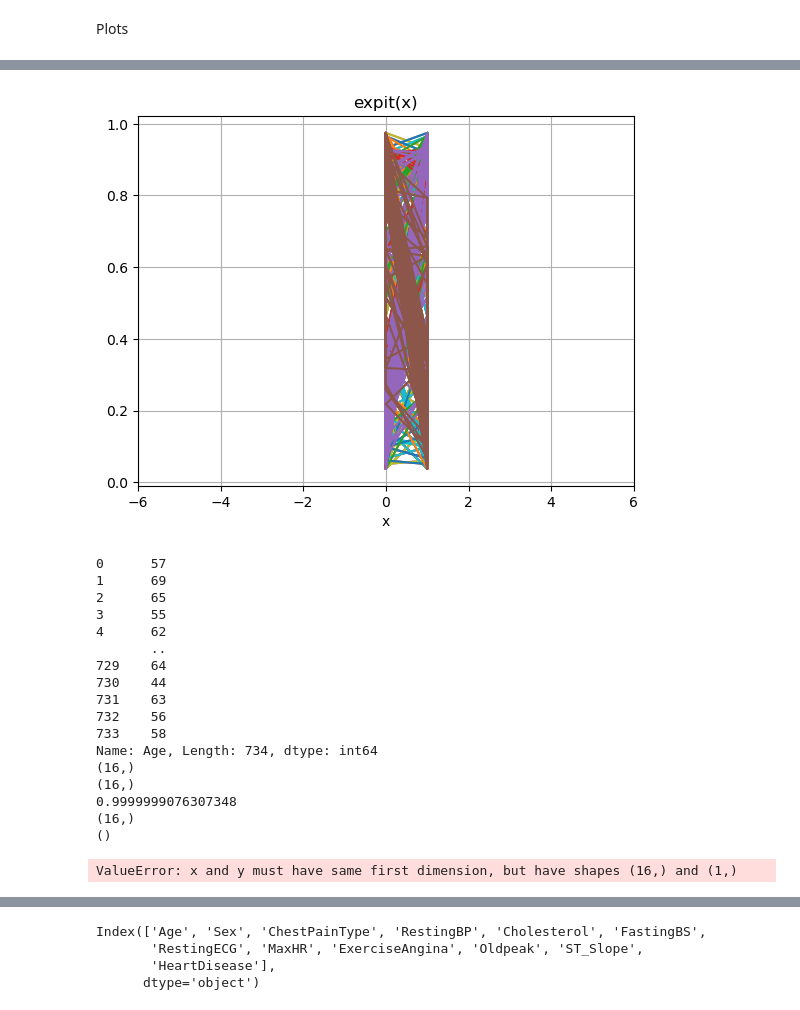
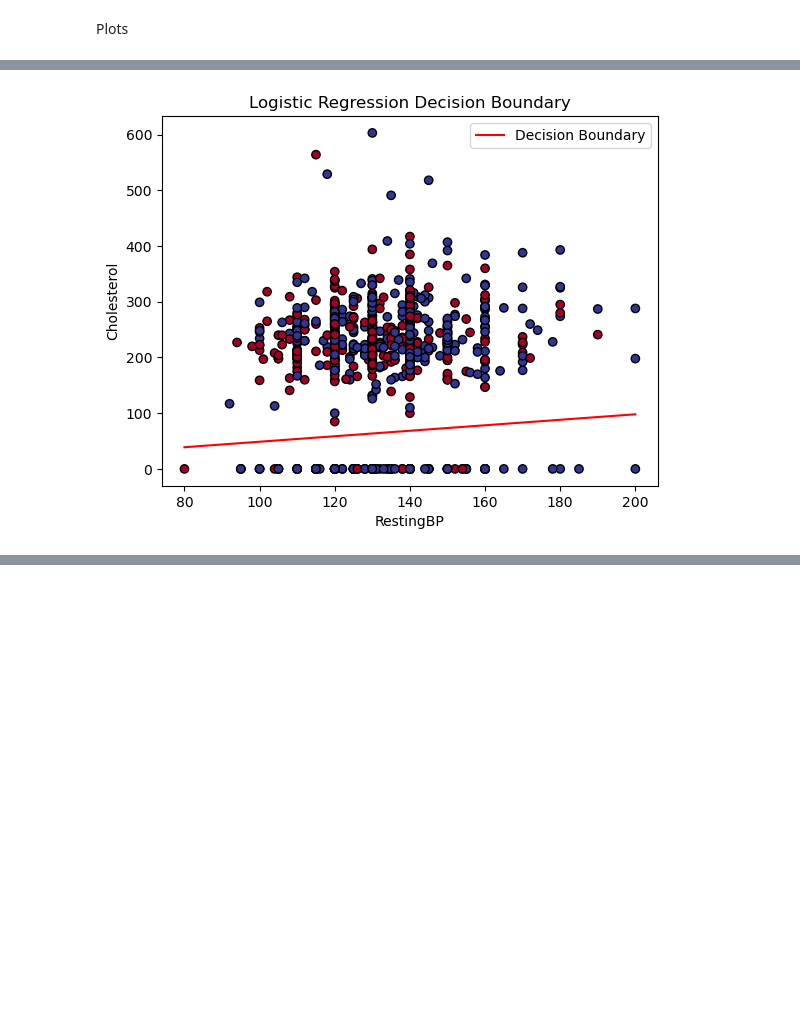
Before and after one commit to affan210/ml-algo, a Jupyter notebook: LogisticRegression.ipynb, the cells around one changed output, grey strips where cells are left out. Cells and saved outputs as stored; diff of their text form; code cells hidden in the pictures; blank space fills up the shorter version.

Commit message:
pipeline training fixed

```diff
--- a/LogisticRegression.ipynb
+++ b/LogisticRegression.ipynb
@@ -143,7 +325,6 @@ Name: HeartDisease, dtype: int64
 from sklearn.compose import ColumnTransformer
 from sklearn.pipeline import Pipeline
 from sklearn.preprocessing import OneHotEncoder
-from sklearn.ensemble import RandomForestClassifier
 
 categorical_features = encoding_df.columns.to_list()
 # Define your preprocessing steps
@@ -154,8 +335,6 @@ preprocessor = ColumnTransformer(transformers=[
                     ('onehot-transformer', categorical_transformer, categorical_features)])
 # Create the full pipeline with preprocessing and the model
 model = Pipeline(steps=[('data-preprocessor', preprocessor),
-                        ('model', LogisticRegression(learning_rate=0.1, num_iterations=500, tolerance=1e-4)
-                         )])
+                        ('model', LogisticRegression(learning_rate=0.1, num_iterations=5000,
+                                    tolerance=1e-5, cost_function="squared_error", evaluation_metric='f1_score')
+                         )])#, verbose=True)
-# %%
-print(X_train_df.shape, y_train_df.shape, sep="\n")
-model.fit(X_train_df, y_train_df)
@@ -181,0 +341,4 @@ Pipeline(steps=[('data-preprocessor',
+# %%
+X_val_df_transformed = model['data-preprocessor'].fit_transform(X_val_df)
+
+model.fit(X_train_df, y_train_df, model__X_val=X_val_df_transformed, model__y_val=y_val_df)
@@ -475,58 +674,27 @@ def sigmoid(z):
 # %%
-# plt.scatter(X,y)
-# x = np.linsp.x)
-y = model.predict_proba(X_test_df)
-# print(x.shape, y.shape, sep="\n")
-# plt.plot(model.named_steps['data-preprocessor'].transform(X_test_df), y)
-plt.grid()
-plt.xlim(-6, 6)
-plt.xlabel('x')
-plt.title('expit(x)')
-# plt.show()
+feature1_name = 'RestingBP'
+feature2_name = 'Cholesterol'
+X_train_df1 = X_train_df.copy()
 
 # Extract the coefficients (weights) and intercept from the model
 coefficients = model.named_steps['model'].theta
-intercept = model.named_steps['model'].theta[0]  # Assuming you have included a bias term
+# Create a range of x values for plotting
+x_values = np.linspace(X_train_df[feature1_name].min(), X_train_df[feature1_name].max(), len(X_train_df))
 
-def sigmoid2(X, theta):
-    z = np.dot(X, theta)
-    return 1 / (1 + np.exp(-z))
-# Create a range of x values for plotting
-x_values = np.linspace(X_train_df.iloc[:, 0].min(), X_train_df.iloc[:, 0].max(), 16)
 # Calculate the corresponding y values based on the decision boundary
-# y_values = (-1.0 / coefficients[1]) * (coefficients[0] * x_values + intercept)
-print(x_values.shape, coefficients.shape, sep="\n")
-y_values = sigmoid2(x_values, coefficients)
+intercept = -coefficients[0] / coefficients[2]
+slope = -coefficients[1] / coefficients[2]
+y_values = intercept + slope * x_values
 
 # Plot the decision boundary
-print(x_values.shape, y_values.shape, sep="\n")
-plt.plot(x_values, y_values, label='Decision Boundary', color='red')
+plt.plot(x_values, abs(y_values), label='Decision Boundary', color='red')
 
 # Scatter plot for the training data
-plt.scatter(X_train_df.iloc[:, 0], X_train_df.iloc[:, 1], c=y_train_df, cmap=plt.cm.RdYlBu, edgecolor='k')
-
-plt.xlabel(f'Feature {0 + 1}')
-plt.ylabel(f'Feature {1 + 1}')
+plt.scatter(X_train_df[feature1_name], X_train_df[feature2_name], c=y_train_df, cmap=plt.cm.RdYlBu, edgecolor='k')
+plt.xlabel(f'{feature1_name}')
+plt.ylabel(f'{feature2_name}')
 plt.title('Logistic Regression Decision Boundary')
 plt.legend()
 plt.show()
 # %% [output]
-[figure, old version]
+[figure, new version]
-0      57
-1      69
-2      65
-3      55
-4      62
-       ..
-729    64
-730    44
-731    63
-732    56
-733    58
-Name: Age, Length: 734, dtype: int64
-(16,)
-(16,)
-0.9999999076307348
-(16,)
-()
-ValueError: x and y must have same first dimension, but have shapes (16,) and (1,)
@@ -534,7 +700,0 @@ ValueError: x and y must have same first dimension, but have shapes (16,) and (1
-# %%
-df.columns
-# %% [output]
-Index(['Age', 'Sex', 'ChestPainType', 'RestingBP', 'Cholesterol', 'FastingBS',
-       'RestingECG', 'MaxHR', 'ExerciseAngina', 'Oldpeak', 'ST_Slope',
-       'HeartDisease'],
-      dtype='object')
```
Also changed, not shown: parts of 20 cells of this notebook.
